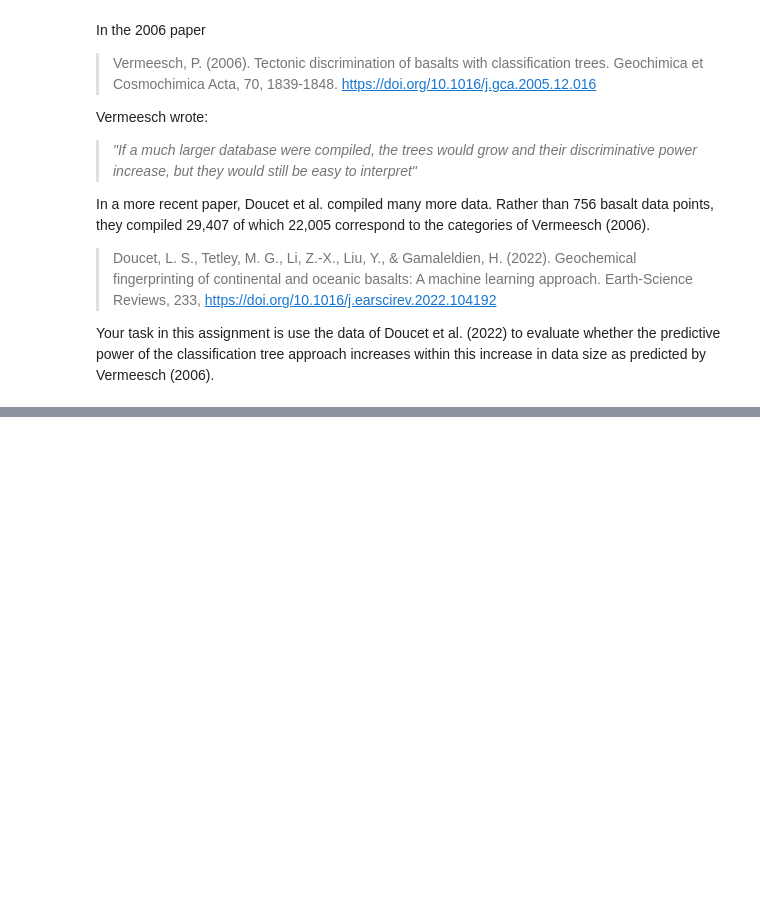
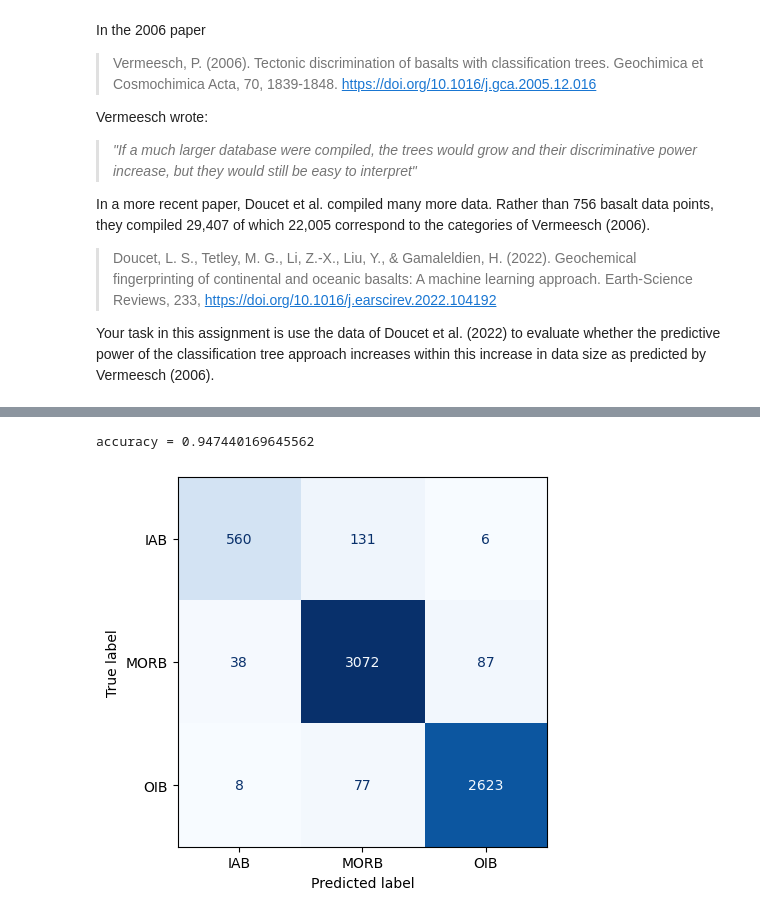
Before and after one commit to AI4EPS/EPS88_PyEarth, a Jupyter notebook: docs/lectures/others/homework03.ipynb, the cells around one changed output, grey strips where cells are left out. Saved outputs shown, nothing was run; the diff lists cells and outputs as text; code cells hidden in the pictures; blank space fills up the shorter version.

```diff
--- a/docs/lectures/others/homework03.ipynb
+++ b/docs/lectures/others/homework03.ipynb
@@ -138,0 +183,22 @@ This will entail making sure that the column names and classification names are
+# %%
+## Encode the target variable 'type' using LabelEncoder
+le = LabelEncoder()
+le.fit(Doucet_data['type'])
+
+## Split the data into features (X) and target (y)
+X = Doucet_data.drop('type',axis=1)
+X_columns = X.columns ## save the column names
+y = Doucet_data['type']
+y = le.transform(y)
+
+## Impute missing values using median imputation
+imputer = SimpleImputer(strategy='median')
+imputer.fit(X)
+X = imputer.transform(X)
+
+## Split the data into training and testing sets. Use 30% of the data as the testing set. Set random_state=42
+X_train, X_test, y_train, y_test = train_test_split(X, y, test_size=0.3, random_state=42)
+
+## Let's check the shape of the training and testing sets
+print(f"{X_train.shape = }")
+print(f"{X_test.shape = }")
@@ -138,0 +214,23 @@ This will entail making sure that the column names and classification names are
+# %%
+## Build a logistic regression classifier.
+## Remember to standardize the data using StandardScaler
+## Hint: using make_pipeline and StandardScaler
+model_linear = make_pipeline(StandardScaler(),LogisticRegression(solver="liblinear"))
+
+## train the model
+model_linear.fit(X_train,y_train)
+
+## predict on the test set
+y_pred = model_linear.predict(X_test)
+
+## evaluate the model
+accuracy = accuracy_score(y_test,y_pred)
+print(f"{accuracy = }")
+
+## plot confusion matrix
+conf_matrix = confusion_matrix(y_test,y_pred)
+disp = ConfusionMatrixDisplay(confusion_matrix=conf_matrix,display_labels=le.classes_)
+disp.plot(cmap=plt.cm.Blues, values_format='d', colorbar=False);
+# %% [output]
+accuracy = 0.947440169645562
+[figure, added]
```
Also changed, not shown: parts of 40 cells of this notebook, 1 other file.
